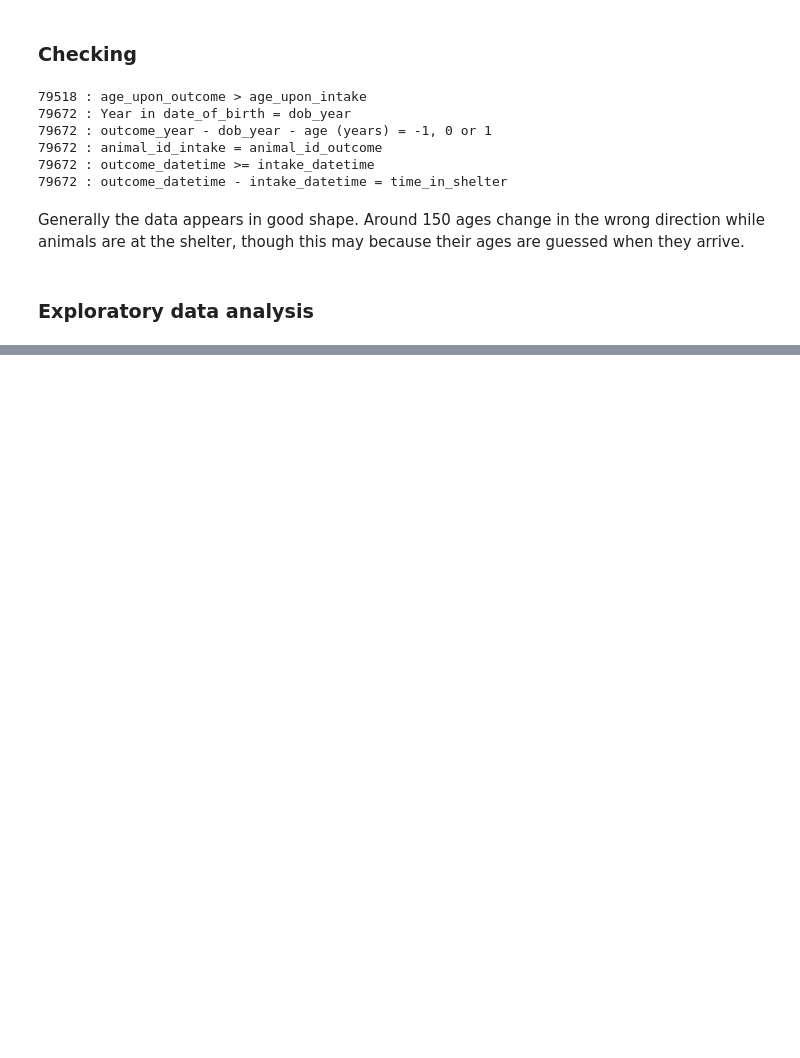
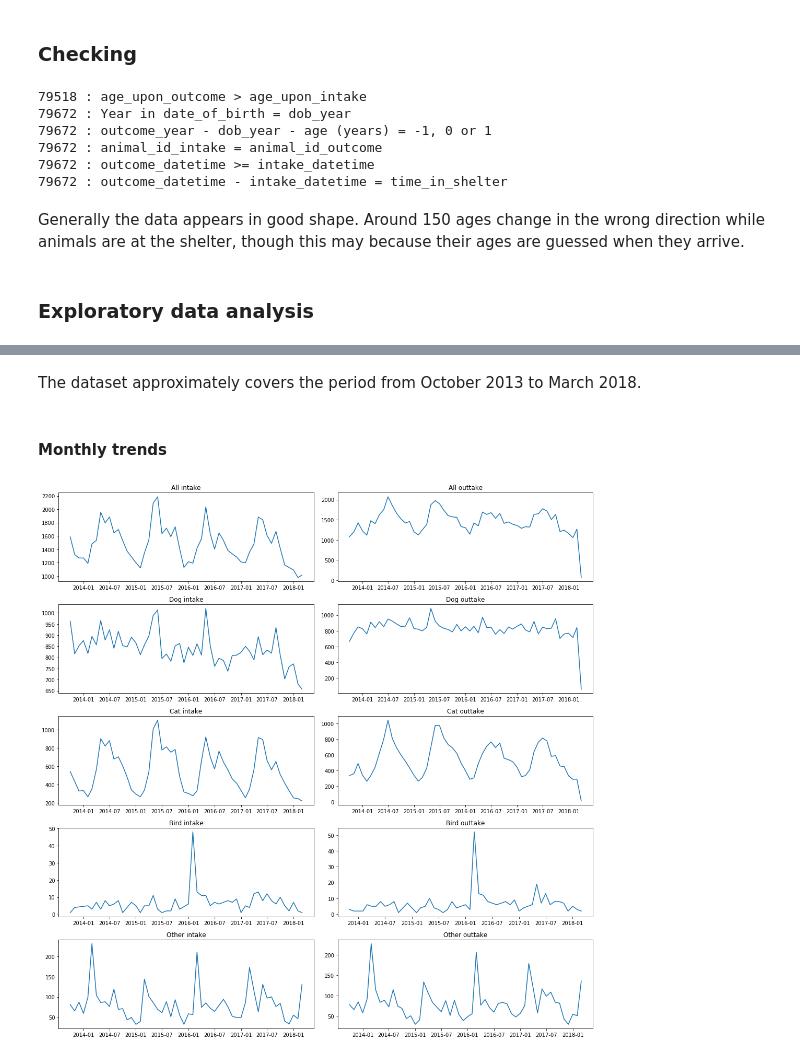
Before and after one commit to SmellsLikeCake/austin-animal-shelter, a Jupyter notebook: Austin-animal-shelter-write-up.ipynb, the cells around one changed output, grey strips where cells are left out. Drawn from its saved outputs; the diff is of its cells as text; code cells hidden in the pictures; blank space fills up the shorter version.

```diff
--- a/Austin-animal-shelter-write-up.ipynb
+++ b/Austin-animal-shelter-write-up.ipynb
@@ -89,0 +236,6 @@ Generally the data appears in good shape. Around 150 ages change in the wrong di
+# %% [markdown]
+The dataset approximately covers the period from October 2013 to March 2018.
+# %% [markdown]
+#### Monthly trends
+# %%
+animal_types = ['Dog', 'Cat', 'Other', 'Bird']
@@ -89,0 +277,47 @@ Generally the data appears in good shape. Around 150 ages change in the wrong di
+# %%
+fig, ax = plt.subplots(5, 2, figsize=(15, 15))
+
+ax1 = plt.subplot(5, 2, 1)
+ax1.plot(monthly_in_out['all_in']['date'], monthly_in_out['all_in']['intake'])
+ax1.set_title('All intake')
+
+ax2 = plt.subplot(5, 2, 2)
+ax2.plot(monthly_in_out['all_out']['date'], monthly_in_out['all_out']['outtake'])
+ax2.set_title('All outtake')
+
+ax3 = plt.subplot(5, 2, 3)
+ax3.plot(monthly_in_out['Dog_in']['date'], monthly_in_out['Dog_in']['intake'])
+ax3.set_title('Dog intake')
+
+ax4 = plt.subplot(5, 2, 4)
+ax4.plot(monthly_in_out['Dog_out']['date'], monthly_in_out['Dog_out']['outtake'])
+ax4.set_title('Dog outtake')
+
+ax5 = plt.subplot(5, 2, 5)
+ax5.plot(monthly_in_out['Cat_in']['date'], monthly_in_out['Cat_in']['intake'])
+ax5.set_title('Cat intake')
+
+ax6 = plt.subplot(5, 2, 6)
+ax6.plot(monthly_in_out['Cat_out']['date'], monthly_in_out['Cat_out']['outtake'])
+ax6.set_title('Cat outtake')
+
+ax7 = plt.subplot(5, 2, 7)
+ax7.plot(monthly_in_out['Bird_in']['date'], monthly_in_out['Bird_in']['intake'])
+ax7.set_title('Bird intake')
+
+ax8 = plt.subplot(5, 2, 8)
+ax8.plot(monthly_in_out['Bird_out']['date'], monthly_in_out['Bird_out']['outtake'])
+ax8.set_title('Bird outtake')
+
+ax9 = plt.subplot(5, 2, 9)
+ax9.plot(monthly_in_out['Other_in']['date'], monthly_in_out['Other_in']['intake'])
+ax9.set_title('Other intake')
+
+ax10 = plt.subplot(5, 2, 10)
+ax10.plot(monthly_in_out['Other_out']['date'], monthly_in_out['Other_out']['outtake'])
+ax10.set_title('Other outtake')
+
+plt.tight_layout()
+plt.show()
+# %% [output]
+[figure, added]
```
Also changed, not shown: parts of 27 cells of this notebook.
